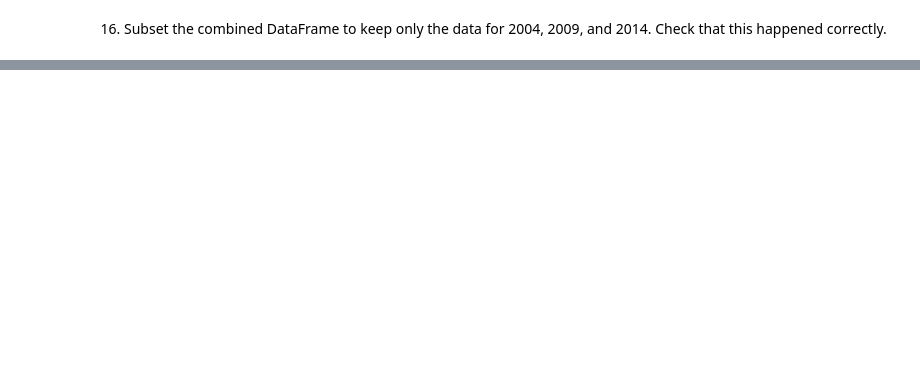
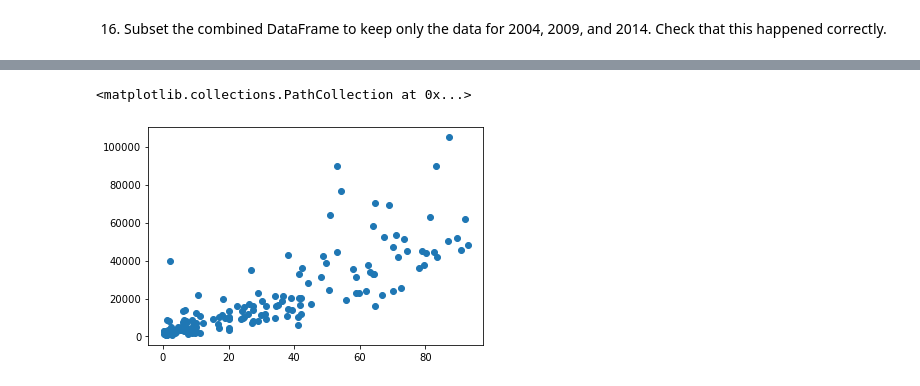
Before and after one commit to NSS-Data-Analytics-Cohort-6/gdp-and-internet-usage-mrmoya413, a Jupyter notebook: Notebooks/GDP_InternetUN.ipynb, the cells around one changed output, grey strips where cells are left out. Drawn from its saved outputs; the diff is of its cells as text; code cells hidden in the pictures; blank space fills up the shorter version.

```diff
--- a/Notebooks/GDP_InternetUN.ipynb
+++ b/Notebooks/GDP_InternetUN.ipynb
@@ -175,0 +214,2 @@ gdp_and_internet_use.tail()
+# %%
+year2009 = gdp_and_internet_use[(gdp_and_internet_use['Year'] == '2009')]
@@ -175,0 +393,5 @@ gdp_and_internet_use.tail()
+# %%
+plt.scatter(year2009.Internet_Users_Pct, year2009.GDP_Per_Capita)
+# %% [output]
+<matplotlib.collections.PathCollection at 0x...>
+[figure, added]
```
Also changed, not shown: parts of 41 cells of this notebook.
